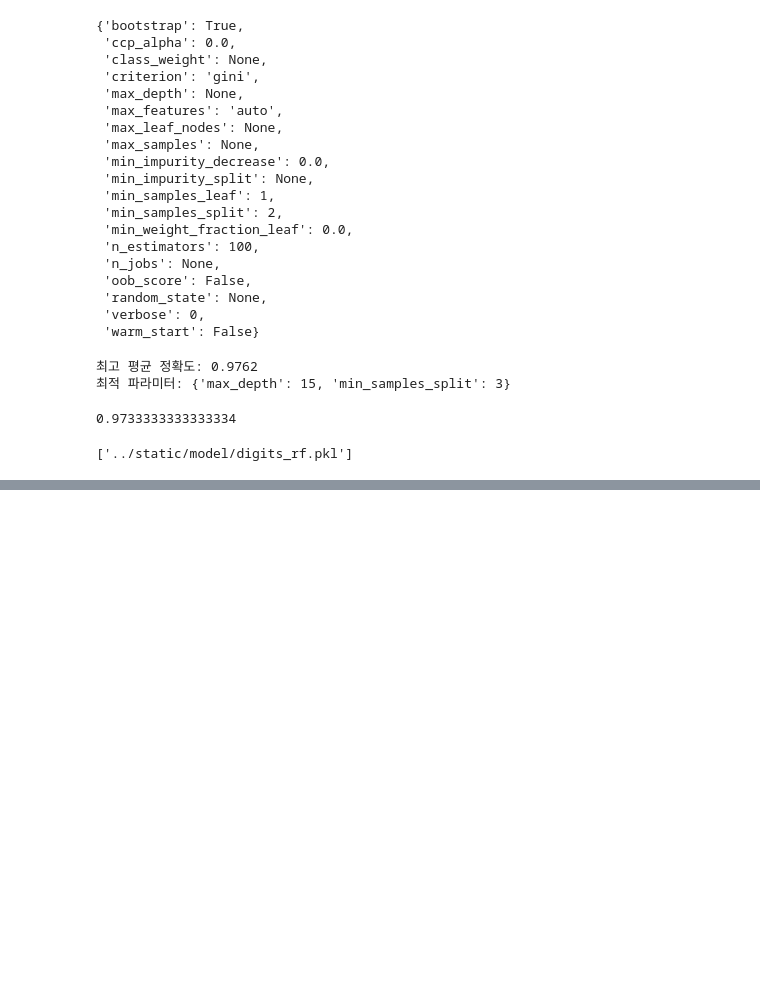
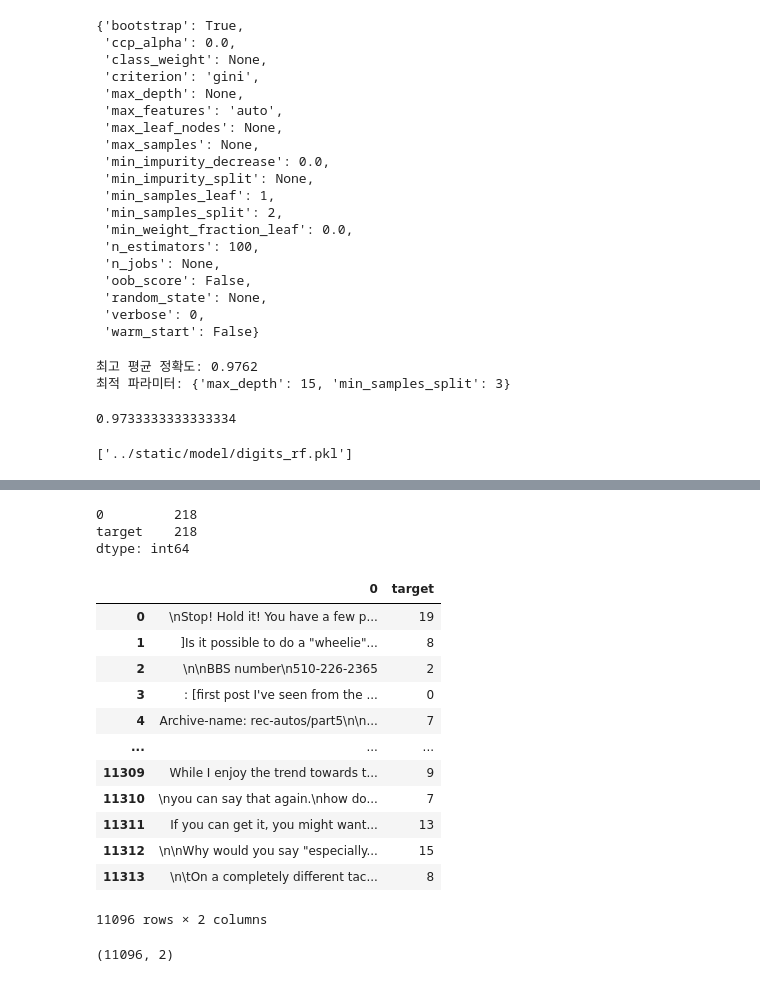
Before and after one commit to STNox/Python-flask, a Jupyter notebook: Python-flask/04. Machine Learning/bp8_upperclass/model.ipynb, the cells around one changed output, grey strips where cells are left out. Drawn from its saved outputs; the diff is of its cells as text; code cells hidden in the pictures; blank space fills up the shorter version.

```diff
--- a/Python-flask/04. Machine Learning/bp8_upperclass/model.ipynb
+++ b/Python-flask/04. Machine Learning/bp8_upperclass/model.ipynb
@@ -177,0 +217,27 @@ joblib.dump(best_rf, '../static/model/digits_rf.pkl')
+# %%
+df_train[df_train[0] == ''].count()
+# %% [output]
+0         218
+target    218
+dtype: int64
+# %%
+df_train = df_train.drop(df_train[df_train[0] == ''].index)
+df_train
+# %% [output]
+|  | 0 | target |
+| 0 | \nStop! Hold it! You have a few p... | 19 |
+| 1 | ]Is it possible to do a "wheelie"... | 8 |
+| 2 | \n\nBBS number\n510-226-2365 | 2 |
+| 3 | : [first post I've seen from the ... | 0 |
+| 4 | Archive-name: rec-autos/part5\n\n... | 7 |
+| ... | ... | ... |
+| 11309 | While I enjoy the trend towards t... | 9 |
+| 11310 | \nyou can say that again.\nhow do... | 7 |
+| 11311 | If you can get it, you might want... | 13 |
+| 11312 | \n\nWhy would you say "especially... | 15 |
+| 11313 | \n\tOn a completely different tac... | 8 |
+11096 rows × 2 columns
+# %%
+df_train.values.shape
+# %% [output]
+(11096, 2)
```
Also changed, not shown: parts of 16 cells of this notebook, 1 other file.
